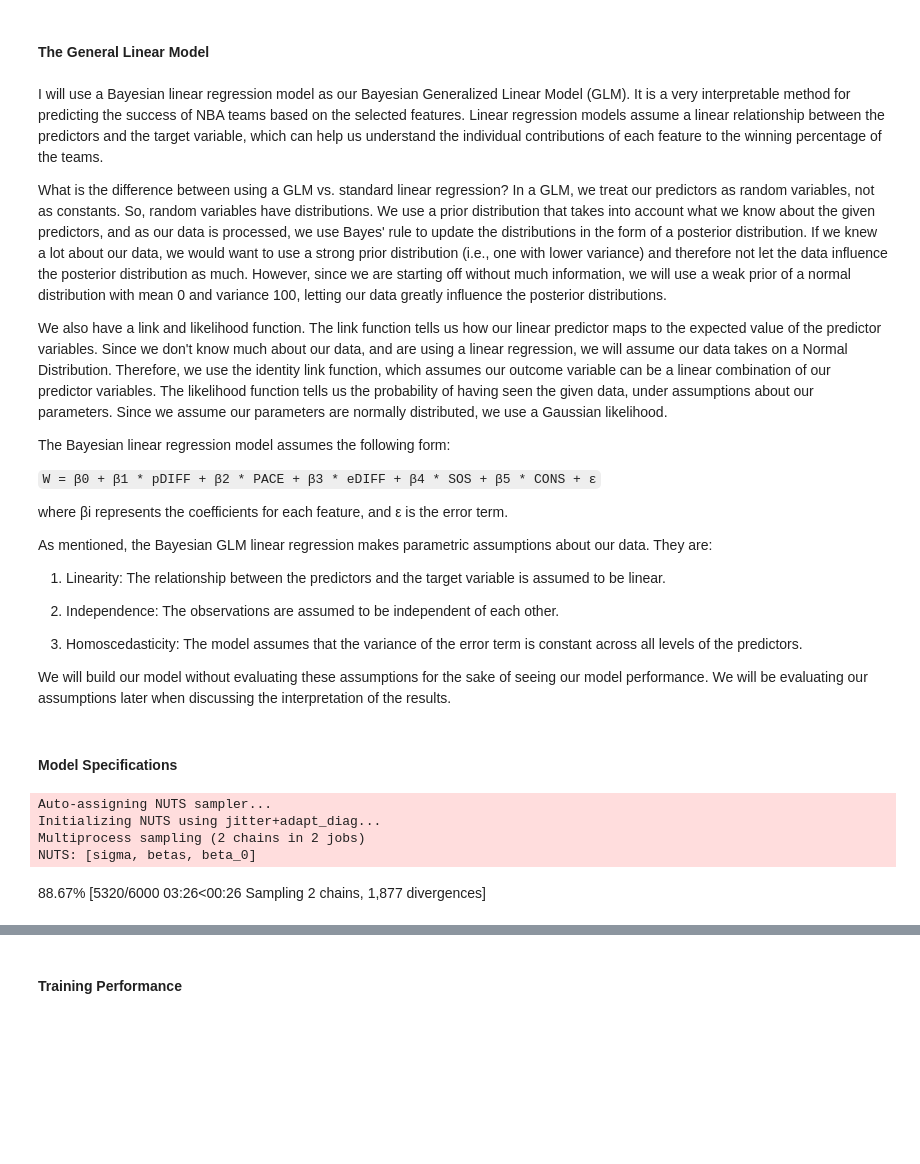
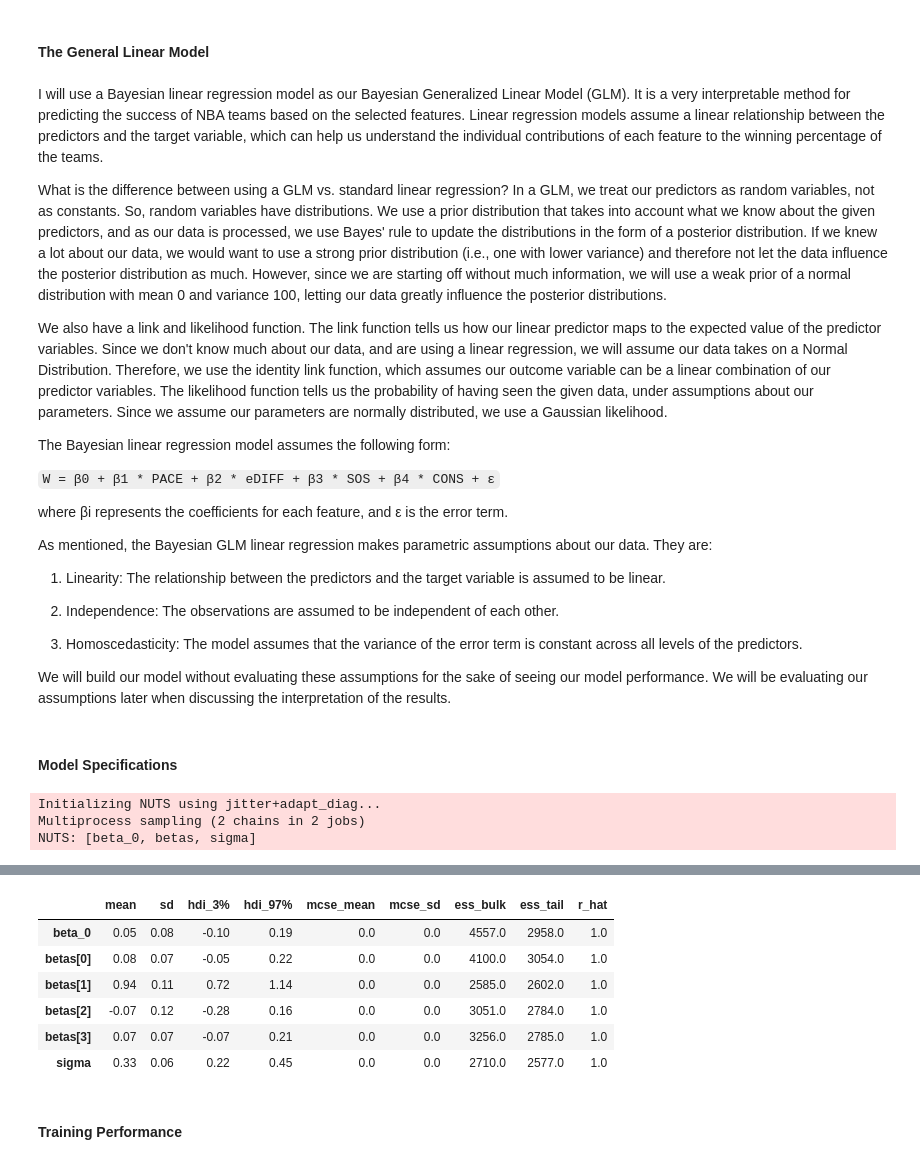
Before and after one commit to nickmelamed/nba_wins_predictions, a Jupyter notebook: Q2_main.ipynb, the cells around one changed output, grey strips where cells are left out. Cells and saved outputs as stored; diff of their text form; code cells hidden in the pictures; blank space fills up the shorter version.

```diff
--- a/Q2_main.ipynb
+++ b/Q2_main.ipynb
@@ -148,7 +148,7 @@ We also have a link and likelihood function. The link function tells us how our
 
 The Bayesian linear regression model assumes the following form:
 
-`W = β0 + β1 * pDIFF + β2 * PACE + β3 * eDIFF + β4 * SOS + β5 * CONS + ε`
+`W = β0 + β1 * PACE + β2 * eDIFF + β3 * SOS + β4 * CONS + ε`
 
 where βi represents the coefficients for each feature, and ε is the error term.
 
@@ -173,15 +173,15 @@ X_train, X_test, y_train, y_test = train_test_split(standardized_features, stand
 # Model specification
 with pm.Model() as bayesian_model:
     # Priors
-    beta_0 = pm.Normal('beta_0', mu=0, sd=100)
-    betas = pm.Normal('betas', mu=0, sd=100, shape=X_train.shape[1])
+    beta_0 = pm.Normal('beta_0', mu=0, sigma=100)
+    betas = pm.Normal('betas', mu=0, sigma=100, shape=X_train.shape[1])
 
     # Linear regression model
-    mu = beta_0 + tt.dot(X_train, betas)
+    mu = beta_0 + pt.tensor.dot(X_train, betas)
 
     # Likelihood
-    sigma = pm.HalfNormal('sigma', sd=100)
-    y_obs = pm.Normal('y_obs', mu=mu, sd=sigma, observed=y_train)
+    sigma = pm.HalfNormal('sigma', sigma=100)
+    y_obs = pm.Normal('y_obs', mu=mu, sigma=sigma, observed=y_train)
 
     # Sample from the posterior
     trace = pm.sample(2000, tune=1000, cores=2)
@@ -189,8 +189,6 @@ with pm.Model() as bayesian_model:
 # summary
 pm.summary(trace).round(2)
 # %% [output]
-Auto-assigning NUTS sampler...
 Initializing NUTS using jitter+adapt_diag...
 Multiprocess sampling (2 chains in 2 jobs)
-NUTS: [sigma, betas, beta_0]
+NUTS: [beta_0, betas, sigma]
-88.67% [5320/6000 03:26<00:26 Sampling 2 chains, 1,877 divergences]
@@ -197,2 +199,9 @@ NUTS: [sigma, betas, beta_0]
+|  | mean | sd | hdi_3% | hdi_97% | mcse_mean | mcse_sd | ess_bulk | ess_tail | r_hat |
+| beta_0 | 0.05 | 0.08 | -0.10 | 0.19 | 0.0 | 0.0 | 4557.0 | 2958.0 | 1.0 |
+| betas[0] | 0.08 | 0.07 | -0.05 | 0.22 | 0.0 | 0.0 | 4100.0 | 3054.0 | 1.0 |
+| betas[1] | 0.94 | 0.11 | 0.72 | 1.14 | 0.0 | 0.0 | 2585.0 | 2602.0 | 1.0 |
+| betas[2] | -0.07 | 0.12 | -0.28 | 0.16 | 0.0 | 0.0 | 3051.0 | 2784.0 | 1.0 |
+| betas[3] | 0.07 | 0.07 | -0.07 | 0.21 | 0.0 | 0.0 | 3256.0 | 2785.0 | 1.0 |
+| sigma | 0.33 | 0.06 | 0.22 | 0.45 | 0.0 | 0.0 | 2710.0 | 2577.0 | 1.0 |
 # %% [markdown]
 #### Training Performance
```
Also changed, not shown: parts of 6 cells of this notebook.
